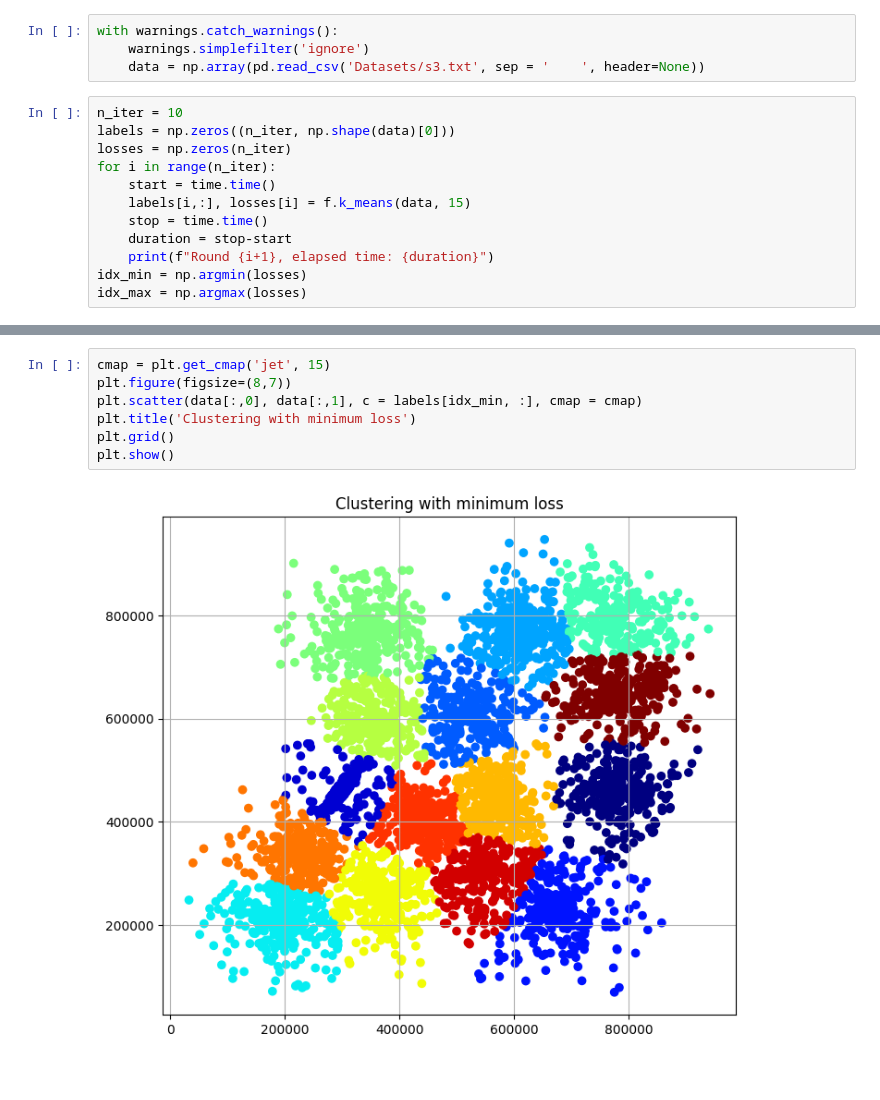
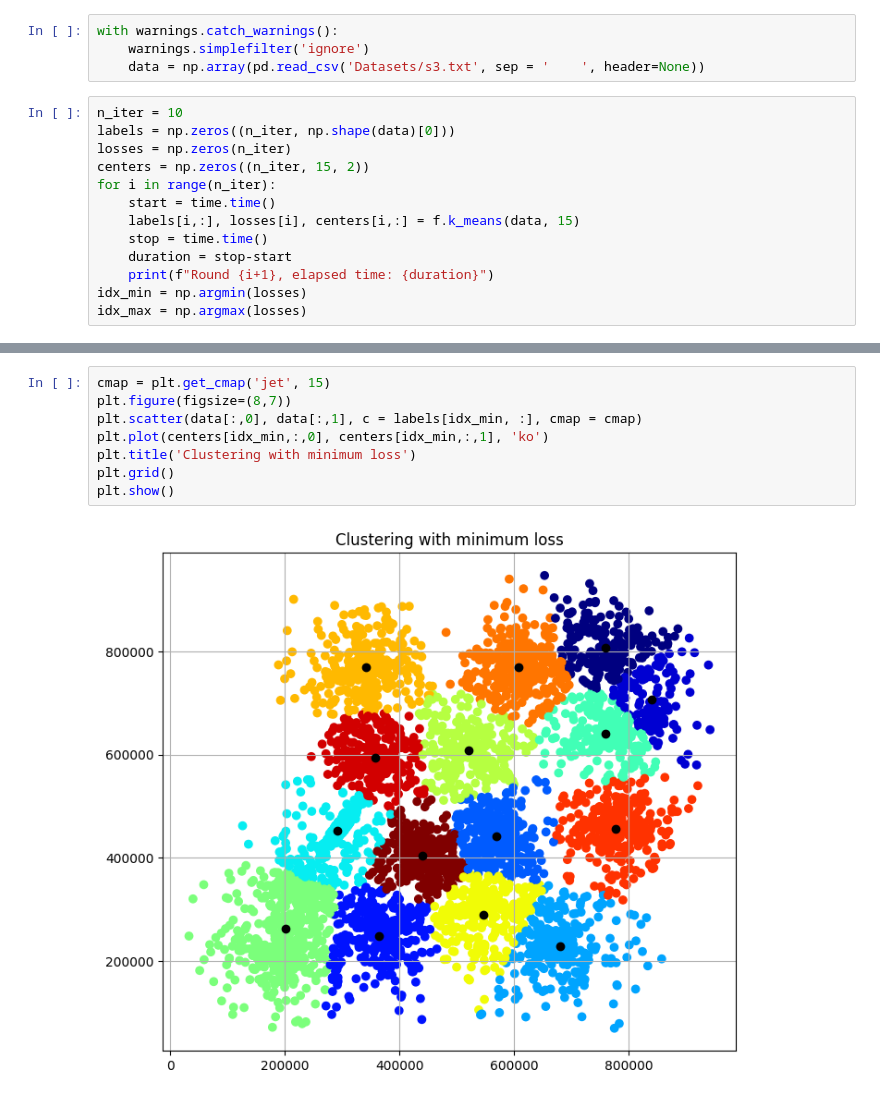
Before and after one commit to gc031298/Unsupervised_learning, a Jupyter notebook: Lab7.ipynb, the cells around one changed output, grey strips where cells are left out. Drawn from its saved outputs; the diff is of its cells as text.

Commit message:
cluster outputs also centers

```diff
--- a/Lab7.ipynb
+++ b/Lab7.ipynb
@@ -50,9 +50,10 @@ with warnings.catch_warnings():
 n_iter = 10
 labels = np.zeros((n_iter, np.shape(data)[0]))
 losses = np.zeros(n_iter)
+centers = np.zeros((n_iter, 15, 2))
 for i in range(n_iter):
     start = time.time()
-    labels[i,:], losses[i] = f.k_means(data, 15)
+    labels[i,:], losses[i], centers[i,:] = f.k_means(data, 15)
     stop = time.time()
     duration = stop-start
     print(f"Round {i+1}, elapsed time: {duration}")
@@ -72,12 +73,13 @@ Round 10, elapsed time: 0.045488595962524414
 # %%
 cmap = plt.get_cmap('jet', 15)
 plt.figure(figsize=(8,7))
 plt.scatter(data[:,0], data[:,1], c = labels[idx_min, :], cmap = cmap)
+plt.plot(centers[idx_min,:,0], centers[idx_min,:,1], 'ko')
 plt.title('Clustering with minimum loss')
 plt.grid()
 plt.show()
 # %% [output]
-[figure, old version]
+[figure, new version]
 # %%
 plt.figure(figsize=(8,7))
 plt.scatter(data[:,0], data[:,1], c = labels[idx_max, :], cmap = cmap)
```
Also changed, not shown: parts of 3 cells of this notebook, 3 other files.
